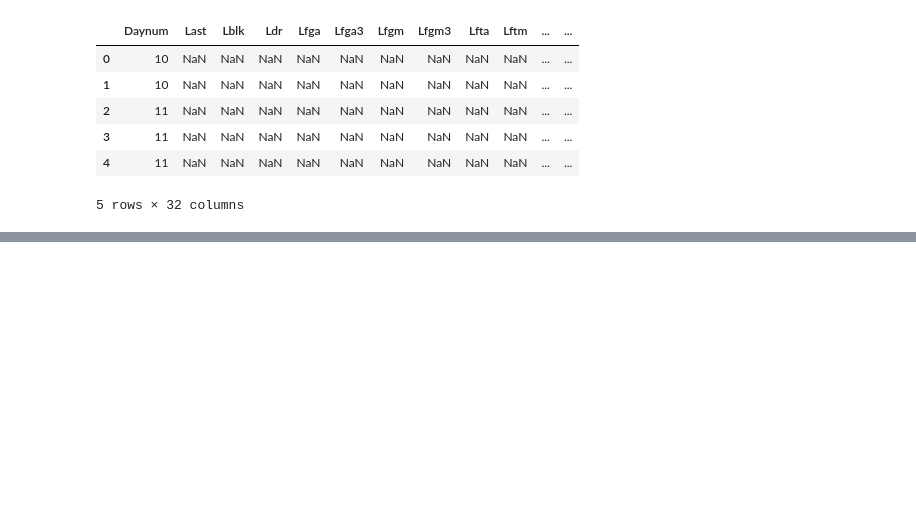
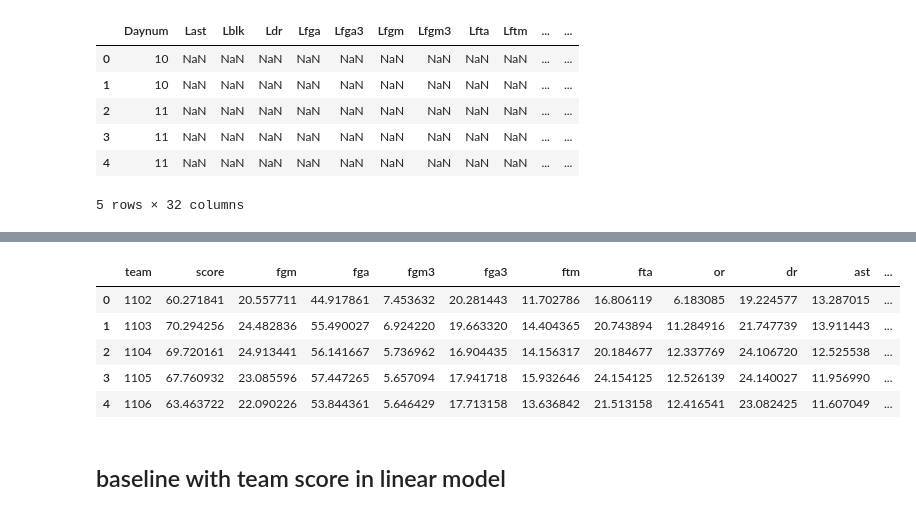
Before and after one commit to chensong5225/Kaggle_NCAA2017, a Jupyter notebook: ML-project.ipynb, the cells around one changed output, grey strips where cells are left out. Drawn from its saved outputs; the diff is of its cells as text; code cells hidden in the pictures; blank space fills up the shorter version.

```diff
--- a/ML-project.ipynb
+++ b/ML-project.ipynb
@@ -187,3 +176,16 @@ dfa.drop(list(dfa.filter(regex = 'L')), axis = 1, inplace = True);
 # %%
 dfm=dfa/2;
-dfm.head()
+dfm = dfm.reset_index();
+dfm.reset_index(inplace=True)
+# %%
+del dfm['index'];
+dfm.head()
+# %% [output]
+|  | team | score | fgm | fga | fgm3 | fga3 | ftm | fta | or | dr | ast | ... |
+| 0 | 1102 | 60.271841 | 20.557711 | 44.917861 | 7.453632 | 20.281443 | 11.702786 | 16.806119 | 6.183085 | 19.224577 | 13.287015 | ... |
+| 1 | 1103 | 70.294256 | 24.482836 | 55.490027 | 6.924220 | 19.663320 | 14.404365 | 20.743894 | 11.284916 | 21.747739 | 13.911443 | ... |
+| 2 | 1104 | 69.720161 | 24.913441 | 56.141667 | 5.736962 | 16.904435 | 14.156317 | 20.184677 | 12.337769 | 24.106720 | 12.525538 | ... |
+| 3 | 1105 | 67.760932 | 23.085596 | 57.447265 | 5.657094 | 17.941718 | 15.932646 | 24.154125 | 12.526139 | 24.140027 | 11.956990 | ... |
+| 4 | 1106 | 63.463722 | 22.090226 | 53.844361 | 5.646429 | 17.713158 | 13.636842 | 21.513158 | 12.416541 | 23.082425 | 11.607049 | ... |
+# %% [markdown]
+##  baseline with team score in linear model
```
Also changed, not shown: parts of 35 cells of this notebook.
